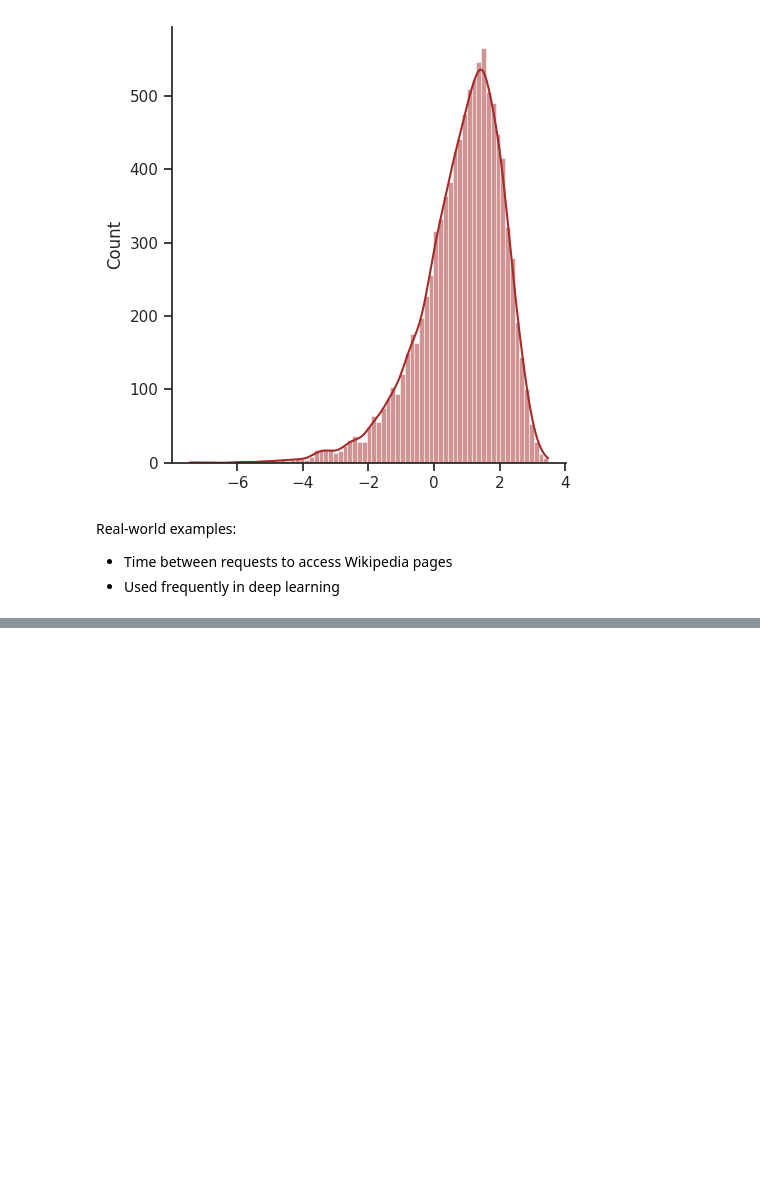
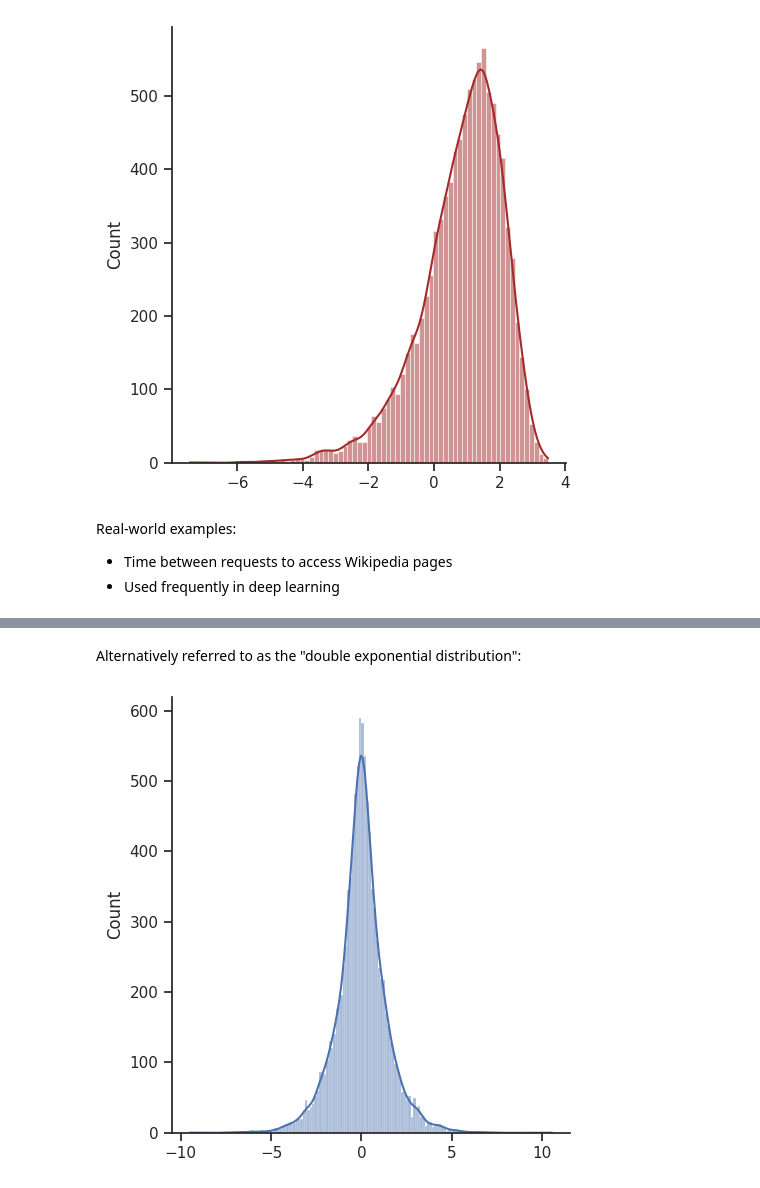
Before and after one commit to deenadayalanai/Machine-Learning-Foundations, a Jupyter notebook: Probability_&_Information_Theory.ipynb, the cells around one changed output, grey strips where cells are left out. Drawn from its saved outputs; the diff is of its cells as text; code cells hidden in the pictures; blank space fills up the shorter version.

```diff
--- a/Probability_&_Information_Theory.ipynb
+++ b/Probability_&_Information_Theory.ipynb
@@ -928,0 +954,8 @@ Real-world examples:
+# %%
+x = np.random.laplace(size=10000)
+# %% [markdown]
+Alternatively referred to as the "double exponential distribution":
+# %%
+_ = sns.displot(x, kde=True)
+# %% [output]
+[figure, added]
```
Also changed, not shown: parts of 83 cells of this notebook.
